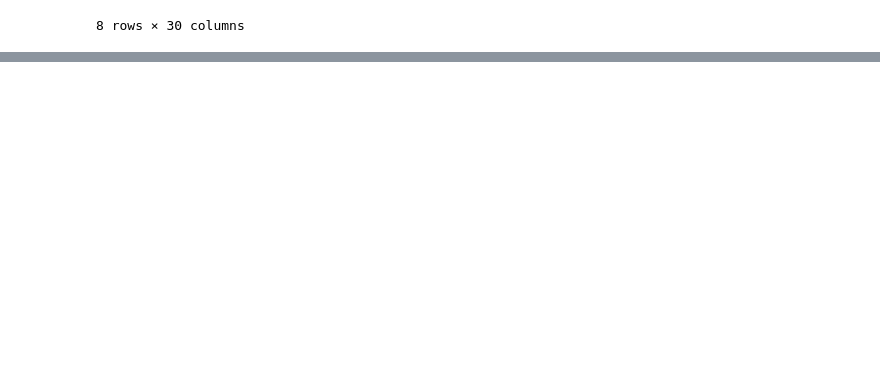
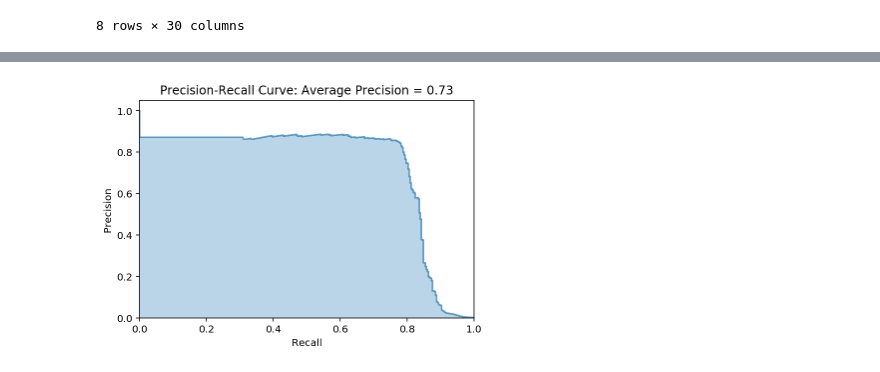
Before and after one commit to frankrefischer/unsuper-02, a Jupyter notebook: Credit Card Fraud.ipynb, the cells around one changed output, grey strips where cells are left out. Saved outputs shown, nothing was run; the diff lists cells and outputs as text; code cells hidden in the pictures; blank space fills up the shorter version.

Commit message:
evaluation of logistic regression

```diff
--- a/Credit Card Fraud.ipynb
+++ b/Credit Card Fraud.ipynb
@@ -81,4 +115,7 @@ X_train, X_test, y_train, y_test = train_test_split(data_X, data_y, test_size=0.
 # %%
-logreg = LogisticRegression(penalty='l2', C=1.0, class_weight='balanced', random_state=2018, solver='liblinear')
+def make_logreg_model():
+    return LogisticRegression(penalty='l2', C=1.0, class_weight='balanced', random_state=2018, solver='liblinear')
+
+logreg_model = make_logreg_model()
 # %%
-kfold = StratifiedKFold(n_splits=5, shuffle=True, random_state=2018)
+stratified_kfold = StratifiedKFold(n_splits=5, shuffle=True, random_state=2018)
@@ -124,0 +184,4 @@ Logistic Regression Log Loss: 0.109131
+# %%
+preds = pd.concat([y_train, predictions_logreg.loc[:, 1]], axis=1).copy()
+preds.columns = ['TRUELABEL', 'PREDICTION']
+preds
@@ -124,0 +202,2 @@ Logistic Regression Log Loss: 0.109131
+# %%
+precision, recall, thresholds = precision_recall_curve(y_true=preds.TRUELABEL, probas_pred=preds.PREDICTION)
@@ -124,0 +206,19 @@ Logistic Regression Log Loss: 0.109131
+# %%
+def plot_precision_recall_curve(y_true, probas_pred):
+    precision, recall, thresholds = precision_recall_curve(y_true=y_true, probas_pred=probas_pred)
+    average_precision = average_precision_score(y_true=y_true, y_score=probas_pred)
+
+    plt.step(x=recall, y=precision, where='post', alpha=0.7)
+    plt.fill_between(x=recall, y1=precision, step='post', alpha=0.3)
+
+    plt.xlim([0.0, 1.0])
+    plt.ylim([0.0, 1.05])
+
+    plt.xlabel('Recall')
+    plt.ylabel('Precision')
+
+    plt.title(f'Precision-Recall Curve: Average Precision = {average_precision:.02f}')
+
+plot_precision_recall_curve(y_true=preds.TRUELABEL, probas_pred=preds.PREDICTION)
+# %% [output]
+[figure, added]
```
Also changed, not shown: parts of 17 cells of this notebook.
